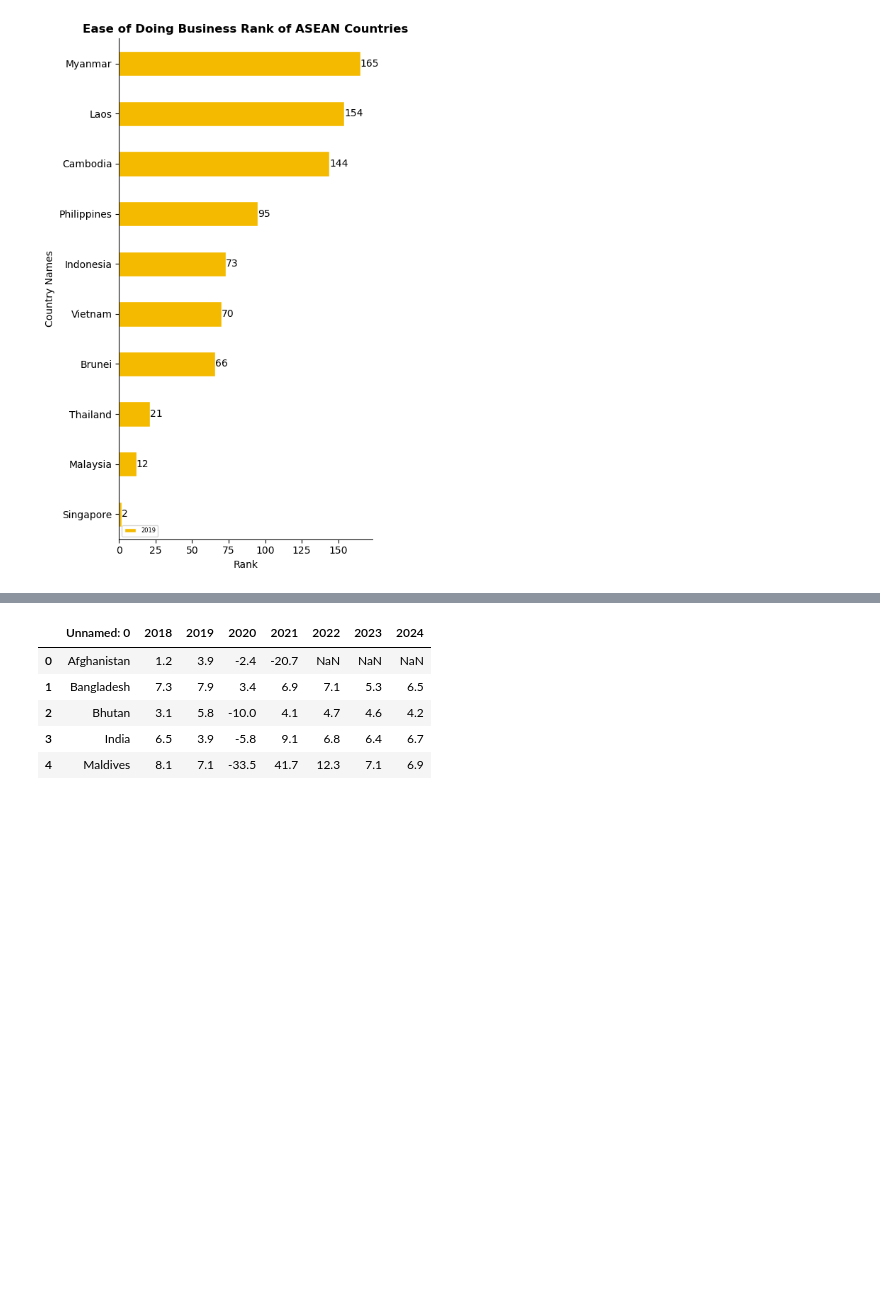
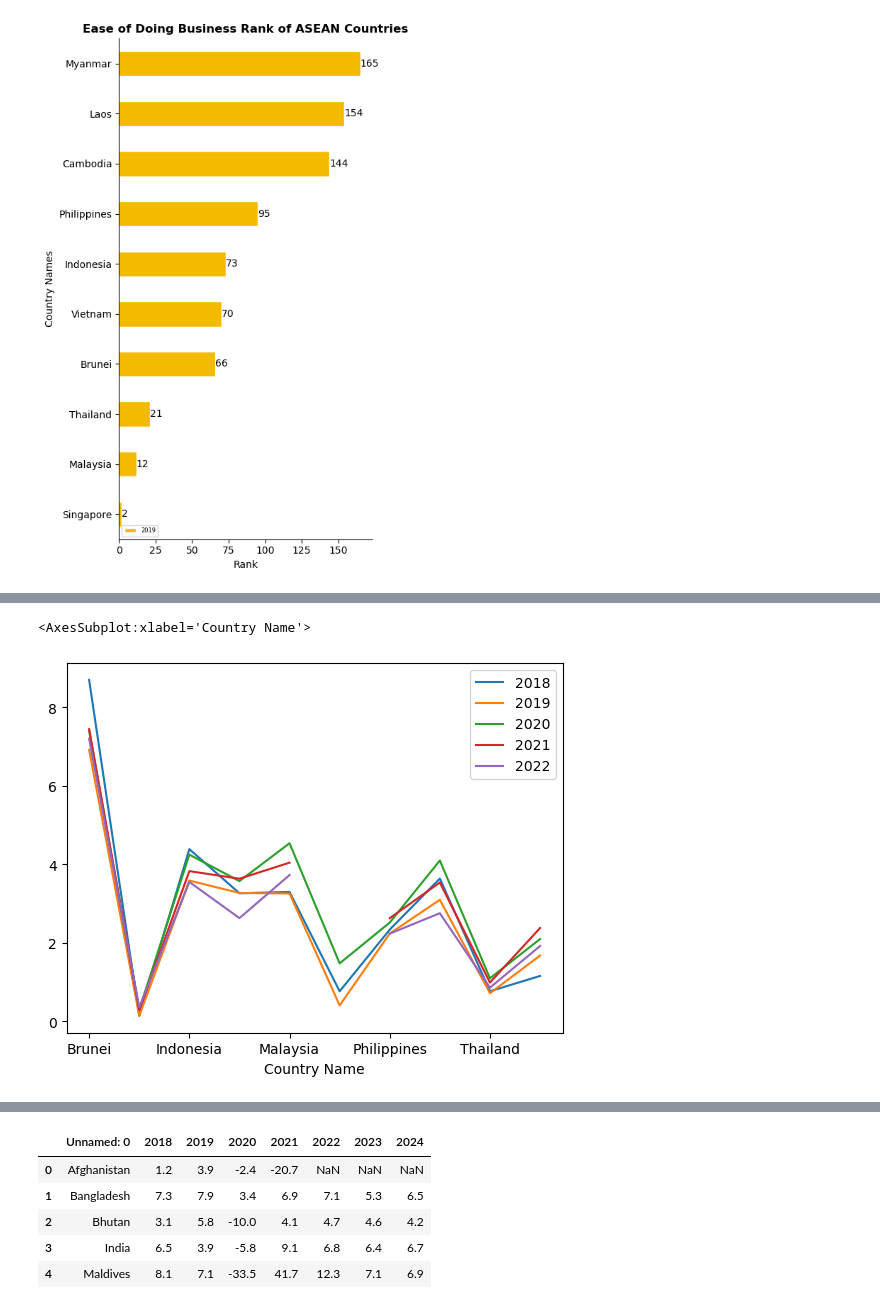
Before and after one commit to RuizLorenzoChavez/asean-datascience, a Jupyter notebook: GillCleaning.ipynb, the cells around one changed output, grey strips where cells are left out. Saved outputs shown, nothing was run; the diff lists cells and outputs as text; code cells hidden in the pictures; blank space fills up the shorter version.

```diff
--- a/GillCleaning.ipynb
+++ b/GillCleaning.ipynb
@@ -159,0 +235,9 @@ unemp.head()
+# %%
+ASEAN_Unemployed_5years = pd.read_csv('cleaned-data/ASEAN_Unemployed_cleaned.csv', usecols=['Country Name', '2018',
+                                                                                            '2019', '2020','2021','2022'])
+# %%
+#ax = ASEAN_Unemployed_5years.plot.line(x='2018', '2019', '2020','2021','2022')
+ASEAN_Unemployed_5years.plot('Country Name',['2018', '2019', '2020','2021','2022'],kind = 'line')
+# %% [output]
+<AxesSubplot:xlabel='Country Name'>
+[figure, added]
```
Also changed, not shown: parts of 21 cells of this notebook, 1 other file.
